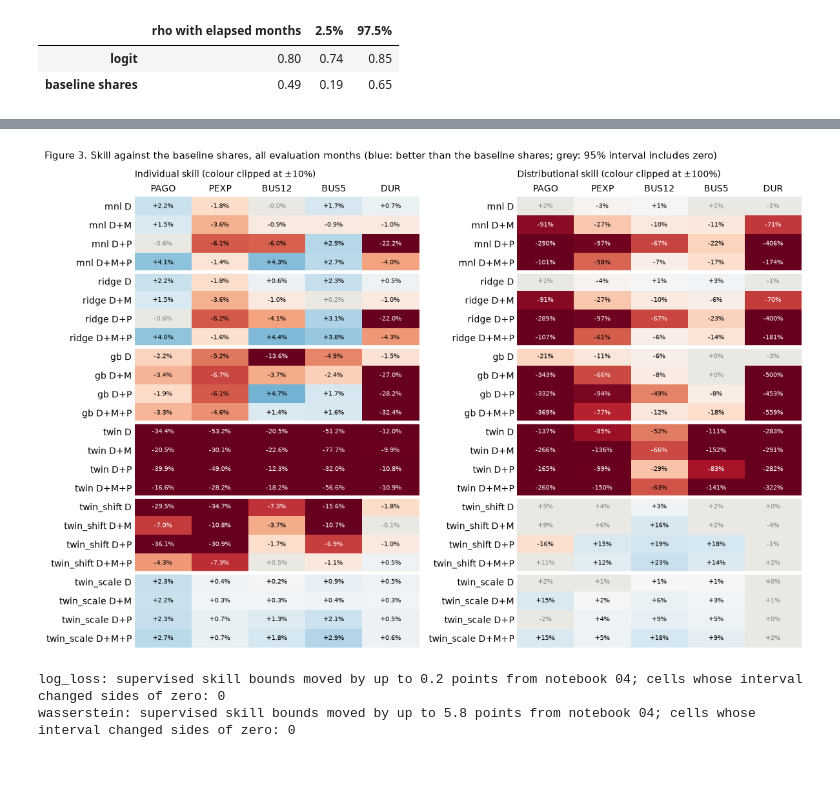
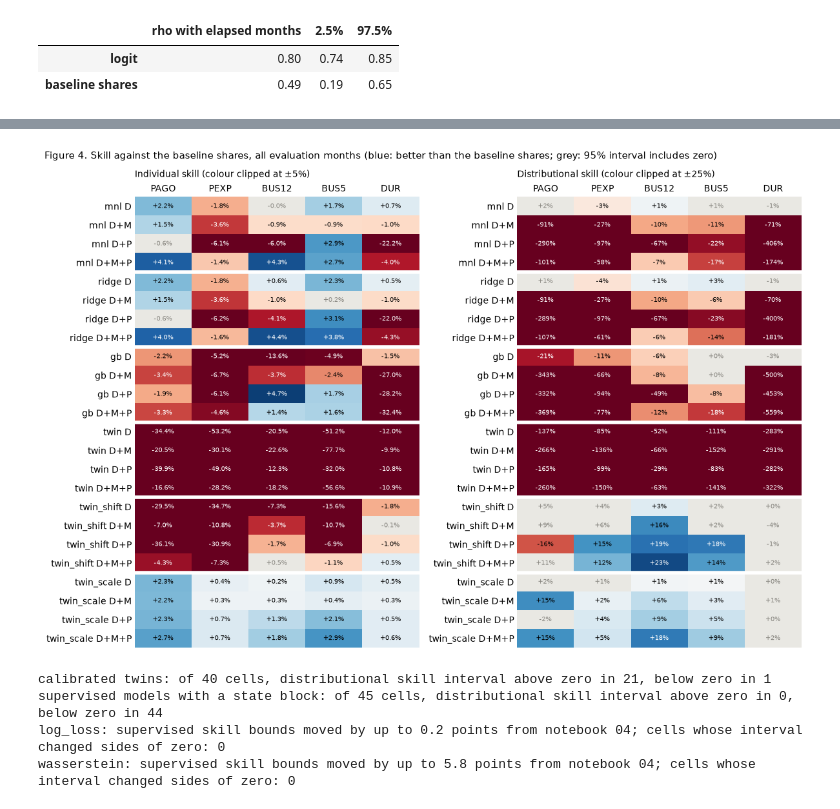
Before and after one commit to jerrydzj/state-dependent-twins, a Jupyter notebook: notebooks/06_mvp_twin_test.ipynb, the cells around one changed output, grey strips where cells are left out. Saved outputs shown, nothing was run; the diff lists cells and outputs as text; code cells hidden in the pictures; blank space fills up the shorter version.

```diff
--- a/notebooks/06_mvp_twin_test.ipynb
+++ b/notebooks/06_mvp_twin_test.ipynb
@@ -454,0 +546,23 @@ the shifted twin and `twin_scale` for the scaled twin, and by feature set.
+# %%
+z = pd.read_parquet(TWINS / 'predictions.parquet', filters=[('model', '==', f'twin_{DMP}')])
+z = z[z.CASEID.isin(train[train.web == 1].CASEID)].join(key[['YYYYMM', 'WT'] + ITEMS], on='CASEID')
+rng, redrawn = np.random.default_rng(0), []
+for item, g in z.groupby('item'):
+    g = g.reset_index(drop=True)
+    within = [np.flatnonzero(g.YYYYMM.to_numpy() == m) for m in g.YYYYMM.unique()]
+    for _ in range(200):
+        r = g.iloc[np.concatenate([rng.choice(ix, len(ix)) for ix in within])]
+        for name, scale in [('shift', False), ('scale', True)]:
+            fit = twin.fit_calibration(r[CLASSES], r[item].astype(str), r.WT, scale)
+            redrawn.append({'item': item, 'calibration': name, 'a': fit['a'], 'b_fav': fit['fav'], 'b_unf': fit['unf']})
+redrawn = pd.DataFrame(redrawn)
+p = by_period[by_period.feature_set == DMP]
+out = {}
+for param, name, row in [('a', 'scale', 'a (scaled twin)'), ('b_fav', 'shift', 'b_fav (shifted twin)'),
+                           ('b_unf', 'shift', 'b_unf (shifted twin)')]:
+    fit = p[p.calibration == name].pivot(index='item', columns='fitted_on', values=param)
+    for item in ITEMS:
+        lo, hi = np.percentile(redrawn[(redrawn.calibration == name) & (redrawn.item == item)][param], [2.5, 97.5])
+        out[(row, item)] = {'training web': f"{fit.loc[item, 'training web']:.2f}",
+                            'its 95% range': f'[{lo:.2f}, {hi:.2f}]', **{q: f'{fit.loc[item, q]:.2f}' for q in PERIODS}}
+pd.DataFrame(out).T
@@ -456,39 +603,46 @@ the shifted twin and `twin_scale` for the scaled twin, and by feature set.
 def heat(ax, M, vmax, fmt, cmap, grey=None):
     """Annotated heatmap with colour clipped at ±vmax; cells where `grey` is True are drawn grey."""
     rgba = plt.get_cmap(cmap)((np.clip(M, -vmax, vmax) + vmax) / (2 * vmax))
     if grey is not None:
         rgba[grey] = to_rgba('#e9e8e3')
     ax.imshow(rgba, aspect='auto')
     for (r, c), v in np.ndenumerate(M):
         g = grey is not None and grey[r, c]
         ax.text(c, r, fmt.format(v), ha='center', va='center', fontsize=7.5,
                 color='#898781' if g else 'white' if abs(np.clip(v, -vmax, vmax)) > 0.65 * vmax else 'black')
     ax.tick_params(length=0); ax.spines[:].set_visible(False); ax.xaxis.tick_top()
 
-allc = scores[(scores.period == 'all') & (scores.group == 'all')].set_index(['model', 'item'])
 rows = [(f, fs) for f in ['mnl', 'ridge', 'gb', 'twin', 'twin_shift', 'twin_scale'] for fs in SHORT]
 fig, axes = plt.subplots(1, 2, figsize=(12, 8))
-for ax, (s, title, vmax, fmt) in zip(axes, [('log_loss_skill', 'Individual skill', 0.1, '{:+.1%}'),
-                                            ('wasserstein_skill', 'Distributional skill', 1.0, '{:+.0%}')]):
-    cell = lambda col: np.array([[allc.loc[(f'{f}_{fs}', i), col] for i in ITEMS] for f, fs in rows])
-    heat(ax, cell(s), vmax, fmt, 'RdBu', grey=(cell(f'{s}_lo') <= 0) & (cell(f'{s}_hi') >= 0))
+for ax, (s, title, vmax, fmt) in zip(axes, [('log_loss_skill', 'Individual skill', 0.05, '{:+.1%}'),
+                                            ('wasserstein_skill', 'Distributional skill', 0.25, '{:+.0%}')]):
+    grid = lambda col: np.array([[allc.loc[(f'{f}_{fs}', i), col] for i in ITEMS] for f, fs in rows])
+    heat(ax, grid(s), vmax, fmt, 'RdBu', grey=(grid(f'{s}_lo') <= 0) & (grid(f'{s}_hi') >= 0))
     ax.set_xticks(range(len(ITEMS)), ITEMS); ax.set_yticks(range(len(rows)), [f'{f} {SHORT[fs]}' for f, fs in rows])
     for y in np.arange(3.5, len(rows) - 1, 4):
         ax.axhline(y, color='white', lw=4)
     ax.set_title(f'{title} (colour clipped at ±{vmax:.0%})', loc='left', fontsize=10, pad=22)
-fig.suptitle('Figure 3. Skill against the baseline shares, all evaluation months (blue: better than the baseline shares; '
+fig.suptitle('Figure 4. Skill against the baseline shares, all evaluation months (blue: better than the baseline shares; '
              'grey: 95% interval includes zero)', x=0.01, ha='left', fontsize=10.5)
 plt.tight_layout(); plt.show()
 
+groups = {'calibrated twins': [f'{t}_{fs}' for t in ['twin_shift', 'twin_scale'] for fs in SHORT],
+          'supervised models with a state block': [f'{f}_{fs}' for f in ['mnl', 'ridge', 'gb'] for fs in list(SHORT)[1:]]}
+for name, models_ in groups.items():
+    x = allc.loc[models_]
+    print(f'{name}: of {len(x)} cells, distributional skill interval above zero in {(x.wasserstein_skill_lo > 0).sum()}, '
+          f'below zero in {(x.wasserstein_skill_hi < 0).sum()}')
 old = pd.read_csv(SUPERVISED / 'scores.csv').query("period == 'all' and group == 'all'").set_index(['model', 'item'])
 old = old[old.log_loss_skill.notna()]
 new = allc.loc[old.index]
 for s in ['log_loss', 'wasserstein']:
     b = [f'{s}_skill_lo', f'{s}_skill_hi']
     flips = (((old[b[0]] > 0) | (old[b[1]] < 0)) != ((new[b[0]] > 0) | (new[b[1]] < 0))).sum()
     print(f'{s}: supervised skill bounds moved by up to {100 * (new[b] - old[b]).abs().max().max():.1f} points '
           f'from notebook 04; cells whose interval changed sides of zero: {flips}')
 # %% [output]
-[figure, old version]
+[figure, new version]
+calibrated twins: of 40 cells, distributional skill interval above zero in 21, below zero in 1
+supervised models with a state block: of 45 cells, distributional skill interval above zero in 0, below zero in 44
 log_loss: supervised skill bounds moved by up to 0.2 points from notebook 04; cells whose interval changed sides of zero: 0
 wasserstein: supervised skill bounds moved by up to 5.8 points from notebook 04; cells whose interval changed sides of zero: 0
```
Also changed, not shown: parts of 69 cells of this notebook.
